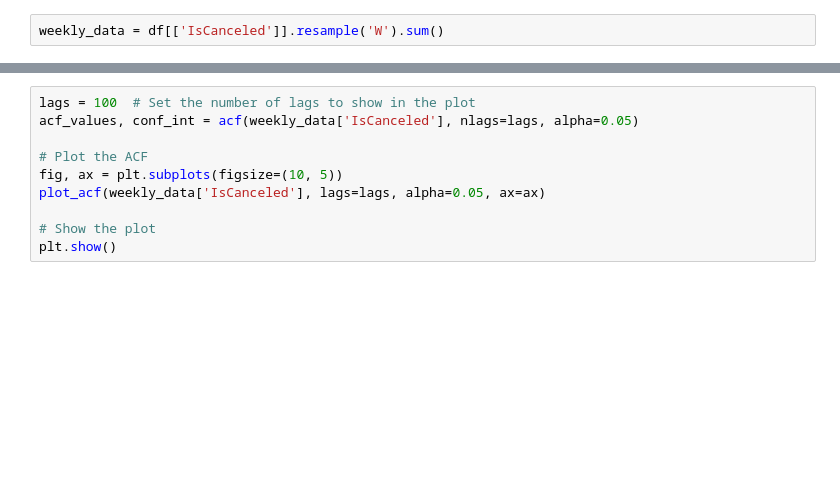
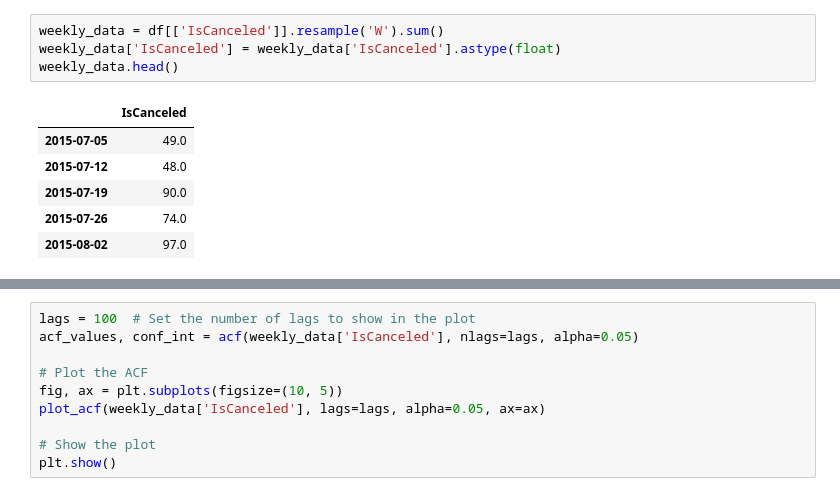
Before and after one commit to vasily-kartashov/time-series-with-bayesian-modelling, a Jupyter notebook: part-02.ipynb, the cells around one changed output, grey strips where cells are left out. Cells and saved outputs as stored; diff of their text form; blank space fills up the shorter version.

```diff
--- a/part-02.ipynb
+++ b/part-02.ipynb
@@ -16,5 +28,14 @@ df.set_index(date_index, inplace=True)
 # %%
 weekly_data = df[['IsCanceled']].resample('W').sum()
+weekly_data['IsCanceled'] = weekly_data['IsCanceled'].astype(float)
+weekly_data.head()
+# %% [output]
+|  | IsCanceled |
+| 2015-07-05 | 49.0 |
+| 2015-07-12 | 48.0 |
+| 2015-07-19 | 90.0 |
+| 2015-07-26 | 74.0 |
+| 2015-08-02 | 97.0 |
 # %%
 decomposition = seasonal_decompose(weekly_data['IsCanceled'])
 
```
Also changed, not shown: parts of 5 cells of this notebook, 12 other files.
